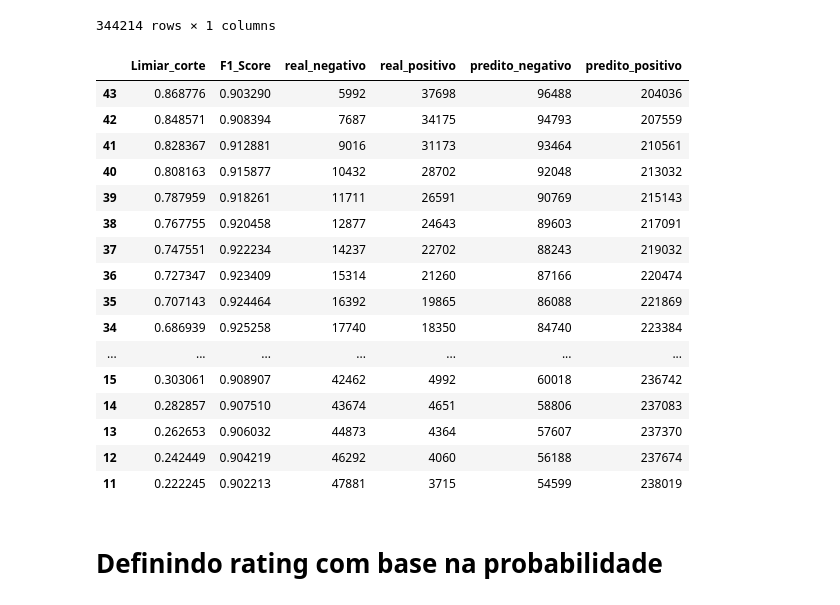
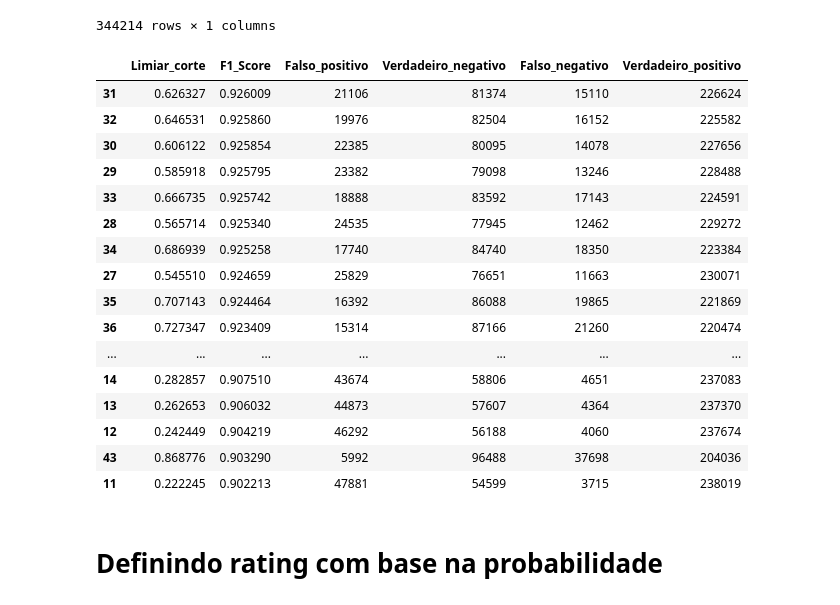
Before and after one commit to LanCarv/divida_ativa, a Jupyter notebook: regressao_iptu copy.ipynb, the cells around one changed output. Drawn from its saved outputs; the diff is of its cells as text; code cells hidden in the pictures.

```diff
--- a/regressao_iptu copy.ipynb
+++ b/regressao_iptu copy.ipynb
@@ -2765,48 +2833,48 @@ def calcular_f1(y_true, y_prob, ponto_de_corte):
     return ponto_de_corte, f1, conf_matrix
 # %%
 hist_f1 = []
-real_negativo = []
-real_positivo = []
-predito_negativo = []
-predito_positivo = []
+Falso_positivo = []
+Verdadeiro_negativo = []
+Falso_negativo = []
+Verdadeiro_positivo = []
 
 for ponto_de_corte in np.linspace(0.0, 0.99, num=50):
     ponto, f1, matriz_confusao = calcular_f1(observado.values, range_predicoes['prob'].values, ponto_de_corte)
     hist_f1.append(f1)
-    real_negativo.append(matriz_confusao[0, 1])
-    real_positivo.append(matriz_confusao[1, 0])
-    predito_negativo.append(matriz_confusao[0, 0])
-    predito_positivo.append(matriz_confusao[1, 1])
+    Falso_positivo.append(matriz_confusao[0, 1])
+    Falso_negativo.append(matriz_confusao[1, 0])
+    Verdadeiro_negativo.append(matriz_confusao[0, 0])
+    Verdadeiro_positivo.append(matriz_confusao[1, 1])
 
 df_resultado = pd.DataFrame({
     'Limiar_corte': np.linspace(0.0, 0.99, num=50),
     'F1_Score': hist_f1,
-    'real_negativo': real_negativo,
-    'real_positivo': real_positivo,
-    'predito_negativo': predito_negativo,
-    'predito_positivo': predito_positivo
+    'Falso_positivo': Falso_positivo,
+    'Verdadeiro_negativo': Verdadeiro_negativo,
+    'Falso_negativo': Falso_negativo,
+    'Verdadeiro_positivo': Verdadeiro_positivo
 })
 df_resultado = df_resultado.query('F1_Score > 0.90')
-df_resultado = df_resultado.sort_values(by='real_positivo', ascending=False)
+df_resultado = df_resultado.sort_values(by='F1_Score', ascending=False)
 df_resultado
 # %% [output]
-|  | Limiar_corte | F1_Score | real_negativo | real_positivo | predito_negativo | predito_positivo |
-| 43 | 0.868776 | 0.903290 | 5992 | 37698 | 96488 | 204036 |
-| 42 | 0.848571 | 0.908394 | 7687 | 34175 | 94793 | 207559 |
-| 41 | 0.828367 | 0.912881 | 9016 | 31173 | 93464 | 210561 |
-| 40 | 0.808163 | 0.915877 | 10432 | 28702 | 92048 | 213032 |
-| 39 | 0.787959 | 0.918261 | 11711 | 26591 | 90769 | 215143 |
-| 38 | 0.767755 | 0.920458 | 12877 | 24643 | 89603 | 217091 |
-| 37 | 0.747551 | 0.922234 | 14237 | 22702 | 88243 | 219032 |
-| 36 | 0.727347 | 0.923409 | 15314 | 21260 | 87166 | 220474 |
-| 35 | 0.707143 | 0.924464 | 16392 | 19865 | 86088 | 221869 |
-| 34 | 0.686939 | 0.925258 | 17740 | 18350 | 84740 | 223384 |
+|  | Limiar_corte | F1_Score | Falso_positivo | Verdadeiro_negativo | Falso_negativo | Verdadeiro_positivo |
+| 31 | 0.626327 | 0.926009 | 21106 | 81374 | 15110 | 226624 |
+| 32 | 0.646531 | 0.925860 | 19976 | 82504 | 16152 | 225582 |
+| 30 | 0.606122 | 0.925854 | 22385 | 80095 | 14078 | 227656 |
+| 29 | 0.585918 | 0.925795 | 23382 | 79098 | 13246 | 228488 |
+| 33 | 0.666735 | 0.925742 | 18888 | 83592 | 17143 | 224591 |
+| 28 | 0.565714 | 0.925340 | 24535 | 77945 | 12462 | 229272 |
+| 34 | 0.686939 | 0.925258 | 17740 | 84740 | 18350 | 223384 |
+| 27 | 0.545510 | 0.924659 | 25829 | 76651 | 11663 | 230071 |
+| 35 | 0.707143 | 0.924464 | 16392 | 86088 | 19865 | 221869 |
+| 36 | 0.727347 | 0.923409 | 15314 | 87166 | 21260 | 220474 |
 | ... | ... | ... | ... | ... | ... | ... |
-| 15 | 0.303061 | 0.908907 | 42462 | 4992 | 60018 | 236742 |
-| 14 | 0.282857 | 0.907510 | 43674 | 4651 | 58806 | 237083 |
-| 13 | 0.262653 | 0.906032 | 44873 | 4364 | 57607 | 237370 |
-| 12 | 0.242449 | 0.904219 | 46292 | 4060 | 56188 | 237674 |
-| 11 | 0.222245 | 0.902213 | 47881 | 3715 | 54599 | 238019 |
+| 14 | 0.282857 | 0.907510 | 43674 | 58806 | 4651 | 237083 |
+| 13 | 0.262653 | 0.906032 | 44873 | 57607 | 4364 | 237370 |
+| 12 | 0.242449 | 0.904219 | 46292 | 56188 | 4060 | 237674 |
+| 43 | 0.868776 | 0.903290 | 5992 | 96488 | 37698 | 204036 |
+| 11 | 0.222245 | 0.902213 | 47881 | 54599 | 3715 | 238019 |
 # %%
 limiar = 0.626327
 predicoes_binarias = (predicao >= limiar).astype(int)
```
Also changed, not shown: parts of 31 cells of this notebook, 1 other file.
